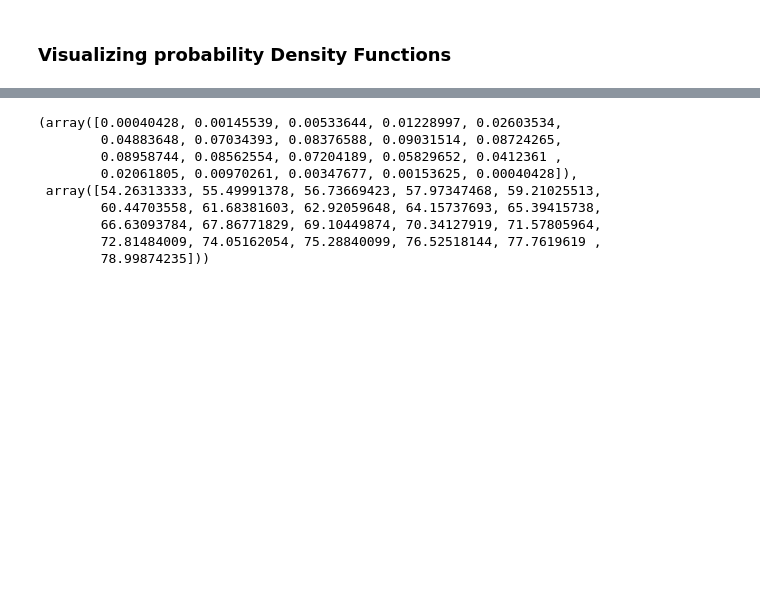
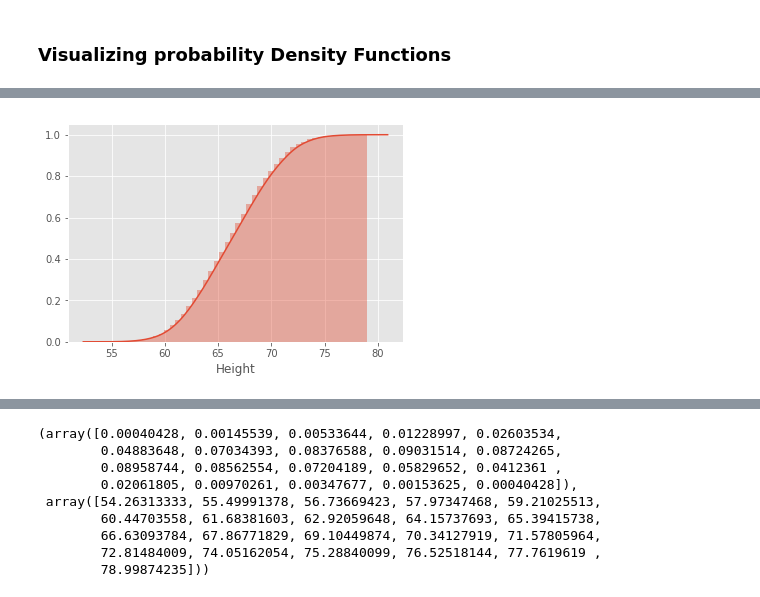
Before and after one commit to learn-co-curriculum/dsc-probability-density-function, a Jupyter notebook: index.ipynb, the cells around one changed output, grey strips where cells are left out. Cells and saved outputs as stored; diff of their text form; code cells hidden in the pictures; blank space fills up the shorter version.

```diff
--- a/index.ipynb
+++ b/index.ipynb
@@ -107,0 +180,6 @@ We can use the `np.histogram` function to calculate histogram values as shown ab
+# %%
+sns.distplot(data.Height,
+             hist_kws=dict(cumulative=True),
+             kde_kws=dict(cumulative=True));
+# %% [output]
+[figure, added]
```
Also changed, not shown: parts of 22 cells of this notebook, 1 other file.
